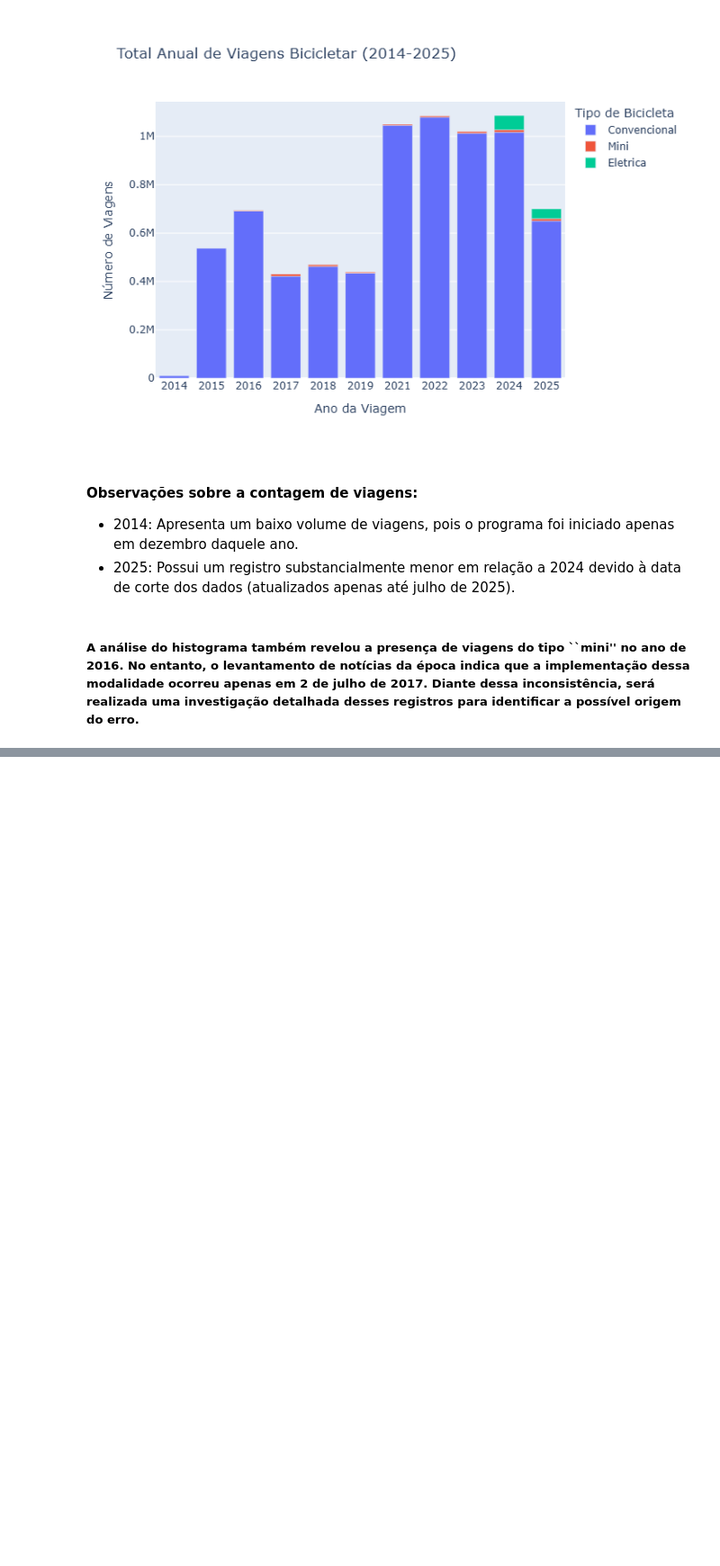
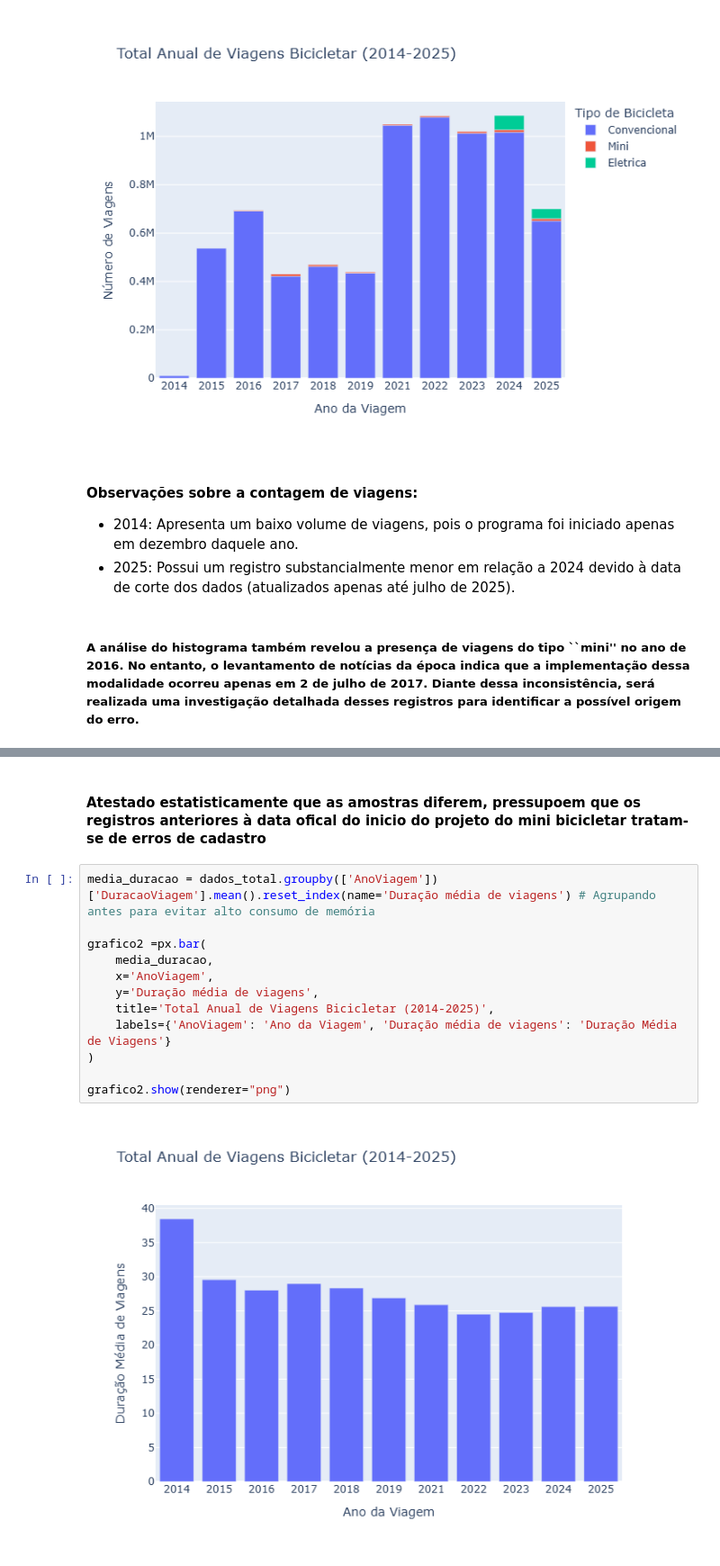
Before and after one commit to celiolmartins55/Analise-Bicicletar-2014-2025, a Jupyter notebook: Análise.ipynb, the cells around one changed output, grey strips where cells are left out. Shown at 90% size. Drawn from its saved outputs; the diff is of its cells as text; blank space fills up the shorter version.

```diff
--- a/Análise.ipynb
+++ b/Análise.ipynb
@@ -123,0 +165,16 @@ Dados_erro.head(10) # Vizualizar os primeiros 10 registros do DataFrame com os d
+# %% [markdown]
+####  Atestado estatisticamente que as amostras diferem, pressupoem que os registros anteriores à data ofical do inicio do projeto do mini bicicletar tratam-se de erros de cadastro
+# %%
+media_duracao = dados_total.groupby(['AnoViagem'])['DuracaoViagem'].mean().reset_index(name='Duração média de viagens') # Agrupando antes para evitar alto consumo de memória
+
+grafico2 =px.bar(
+    media_duracao,
+    x='AnoViagem',
+    y='Duração média de viagens',
+    title='Total Anual de Viagens Bicicletar (2014-2025)',
+    labels={'AnoViagem': 'Ano da Viagem', 'Duração média de viagens': 'Duração Média de Viagens'}
+)
+
+grafico2.show(renderer="png")
+# %% [output]
+[figure, added]
```
Also changed, not shown: parts of 9 cells of this notebook.
